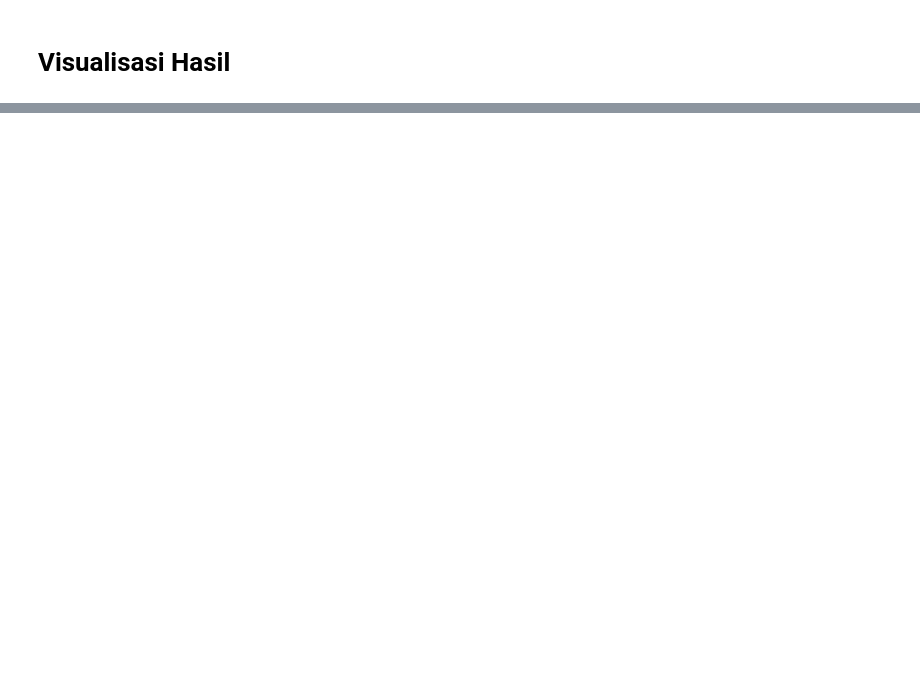
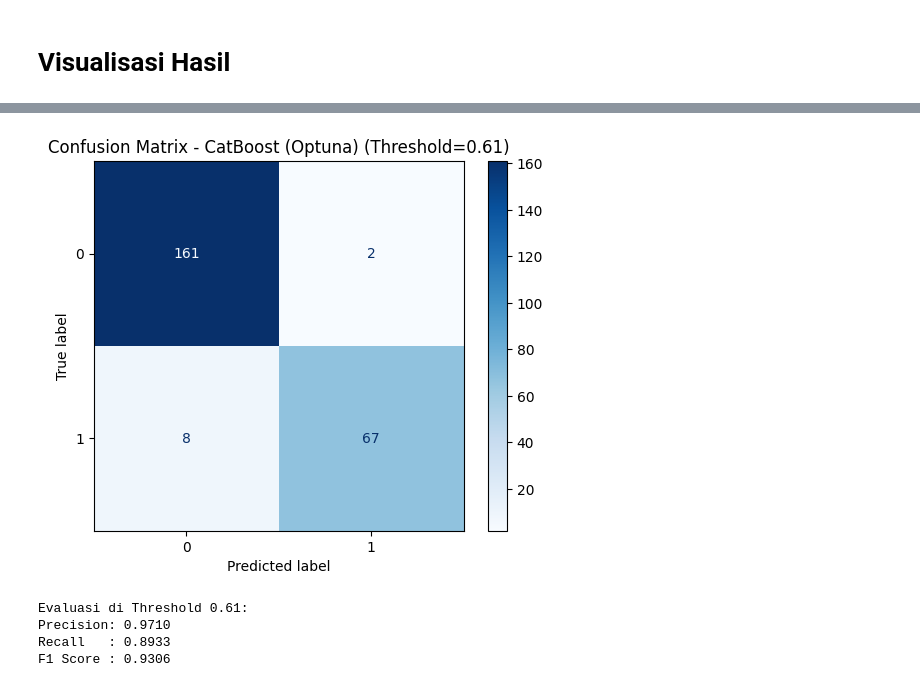
Before and after one commit to putapry/Recruitment-Prediction, a Jupyter notebook: Recruitment_Prediction.ipynb, the cells around one changed output, grey strips where cells are left out. Cells and saved outputs as stored; diff of their text form; code cells hidden in the pictures; blank space fills up the shorter version.

```diff
--- a/Recruitment_Prediction.ipynb
+++ b/Recruitment_Prediction.ipynb
@@ -2165,0 +2217,36 @@ ROC AUC: 0.9750
+# %%
+from sklearn.metrics import confusion_matrix, ConfusionMatrixDisplay, precision_score, recall_score, f1_score
+
+# Ambil model terbaik
+best_model_row = all_results.loc[all_results["F1"].idxmax()]
+best_model_obj = best_model_row["Model_Object"]
+
+# Prediksi probabilitas
+y_pred_proba = best_model_obj.predict_proba(X_test)[:, 1]
+
+# Threshold optimal dari analisis
+threshold_opt = 0.61
+y_pred = (y_pred_proba >= threshold_opt).astype(int)
+
+# Confusion Matrix
+cm = confusion_matrix(y_test, y_pred)
+disp = ConfusionMatrixDisplay(confusion_matrix=cm, display_labels=best_model_obj.classes_)
+disp.plot(cmap="Blues")
+plt.title(f"Confusion Matrix - {best_model_row['Model']} (Threshold={threshold_opt})")
+plt.show()
+
+# Hitung metrik di threshold optimal
+precision = precision_score(y_test, y_pred)
+recall = recall_score(y_test, y_pred)
+f1 = f1_score(y_test, y_pred)
+
+print(f"\nEvaluasi di Threshold {threshold_opt}:")
+print(f"Precision: {precision:.4f}")
+print(f"Recall   : {recall:.4f}")
+print(f"F1 Score : {f1:.4f}")
+# %% [output]
+[figure, added]
+Evaluasi di Threshold 0.61:
+Precision: 0.9710
+Recall   : 0.8933
+F1 Score : 0.9306
```
Also changed, not shown: parts of 63 cells of this notebook.
